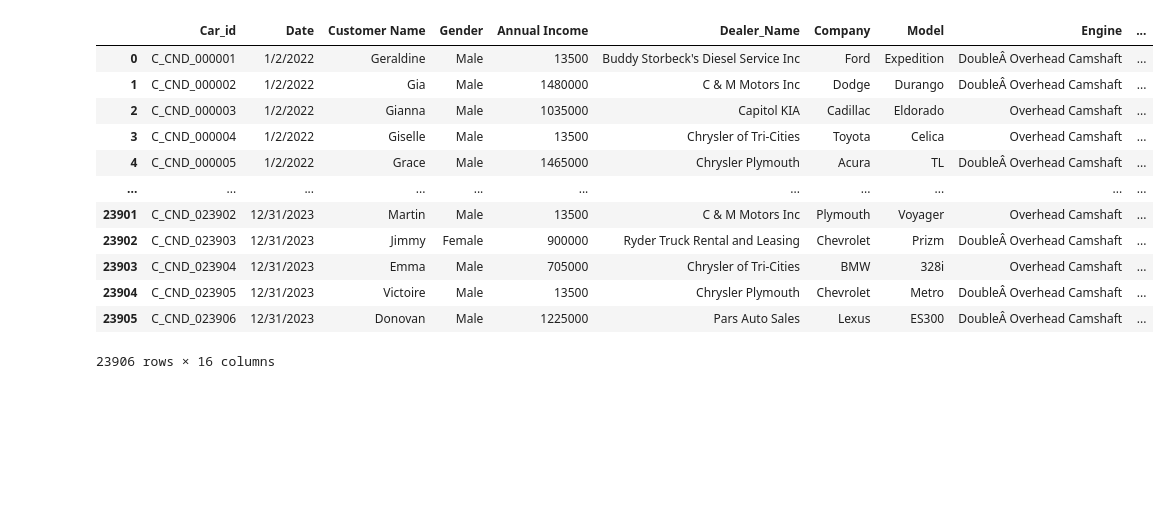
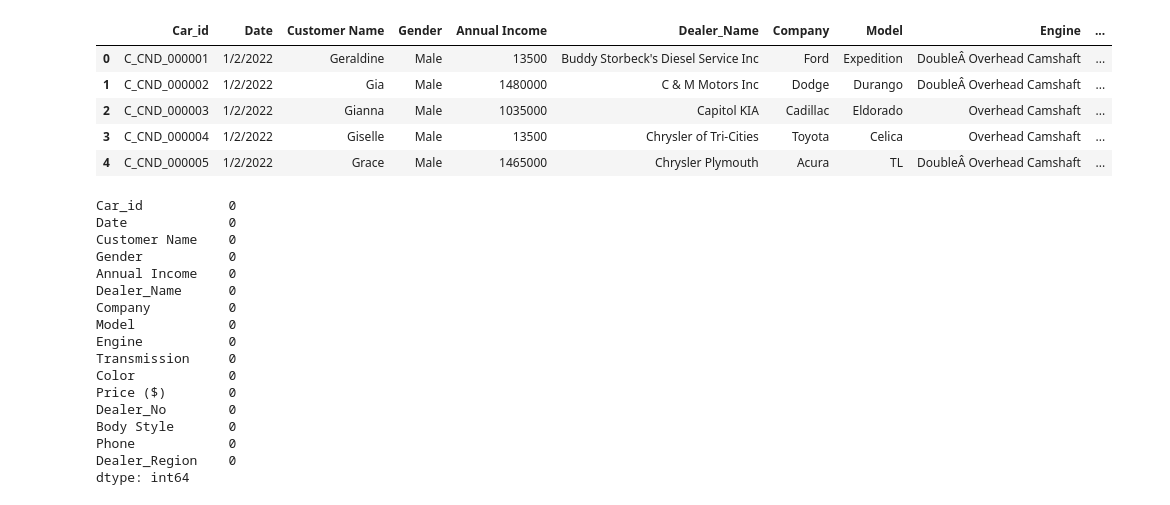
Before and after one commit to hammadaslam1/data-analysis-internee-pk, a Jupyter notebook: tsk_000_189/code/car_sales.ipynb, the cells around one changed output. Cells and saved outputs as stored; diff of their text form; code cells hidden in the pictures; blank space fills up the shorter version.

Commit message:
analyzed and visualized the sales data

```diff
--- a/tsk_000_189/code/car_sales.ipynb
+++ b/tsk_000_189/code/car_sales.ipynb
@@ -3,23 +5,36 @@ import pandas as pd
 # %%
 data = pd.read_csv('../datasets/car_sales.csv')
-data
+data.head()
 # %% [output]
 |  | Car_id | Date | Customer Name | Gender | Annual Income | Dealer_Name | Company | Model | Engine | ... |
 | 0 | C_CND_000001 | 1/2/2022 | Geraldine | Male | 13500 | Buddy Storbeck's Diesel Service Inc | Ford | Expedition | DoubleÂ Overhead Camshaft | ... |
 | 1 | C_CND_000002 | 1/2/2022 | Gia | Male | 1480000 | C & M Motors Inc | Dodge | Durango | DoubleÂ Overhead Camshaft | ... |
 | 2 | C_CND_000003 | 1/2/2022 | Gianna | Male | 1035000 | Capitol KIA | Cadillac | Eldorado | Overhead Camshaft | ... |
 | 3 | C_CND_000004 | 1/2/2022 | Giselle | Male | 13500 | Chrysler of Tri-Cities | Toyota | Celica | Overhead Camshaft | ... |
 | 4 | C_CND_000005 | 1/2/2022 | Grace | Male | 1465000 | Chrysler Plymouth | Acura | TL | DoubleÂ Overhead Camshaft | ... |
-| ... | ... | ... | ... | ... | ... | ... | ... | ... | ... | ... |
-| 23901 | C_CND_023902 | 12/31/2023 | Martin | Male | 13500 | C & M Motors Inc | Plymouth | Voyager | Overhead Camshaft | ... |
-| 23902 | C_CND_023903 | 12/31/2023 | Jimmy | Female | 900000 | Ryder Truck Rental and Leasing | Chevrolet | Prizm | DoubleÂ Overhead Camshaft | ... |
-| 23903 | C_CND_023904 | 12/31/2023 | Emma | Male | 705000 | Chrysler of Tri-Cities | BMW | 328i | Overhead Camshaft | ... |
-| 23904 | C_CND_023905 | 12/31/2023 | Victoire | Male | 13500 | Chrysler Plymouth | Chevrolet | Metro | DoubleÂ Overhead Camshaft | ... |
-| 23905 | C_CND_023906 | 12/31/2023 | Donovan | Male | 1225000 | Pars Auto Sales | Lexus | ES300 | DoubleÂ Overhead Camshaft | ... |
-23906 rows × 16 columns
 # %%
 data['Date'] = pd.to_datetime(data['Date'])
 
 data = data.dropna()
 
 # data
+# %%
+data.isnull().sum()
+# %% [output]
+Car_id           0
+Date             0
+Customer Name    0
+Gender           0
+Annual Income    0
+Dealer_Name      0
+Company          0
+Model            0
+Engine           0
+Transmission     0
+Color            0
+Price ($)        0
+Dealer_No        0
+Body Style       0
+Phone            0
+Dealer_Region    0
+dtype: int64
```
Also changed, not shown: parts of 12 cells of this notebook.
